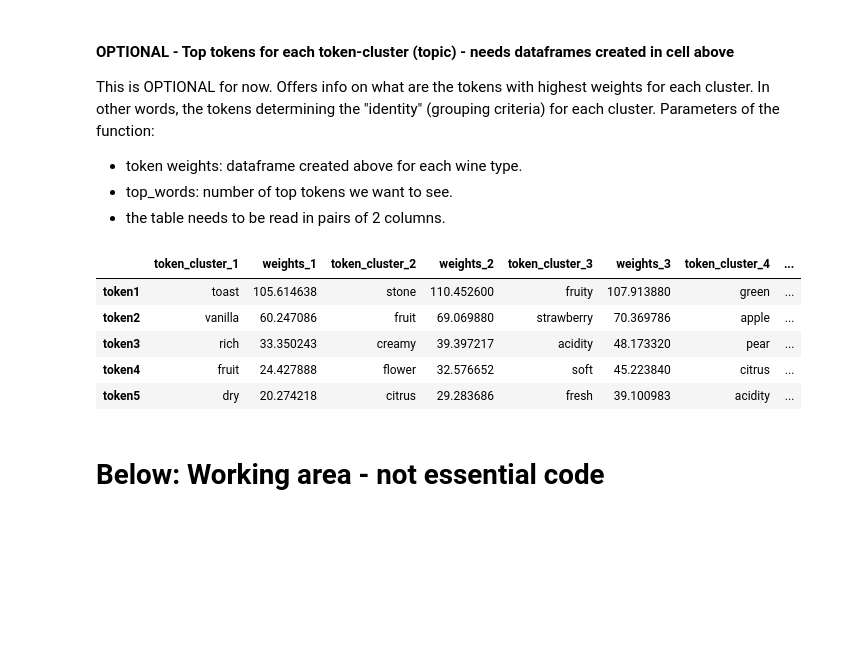
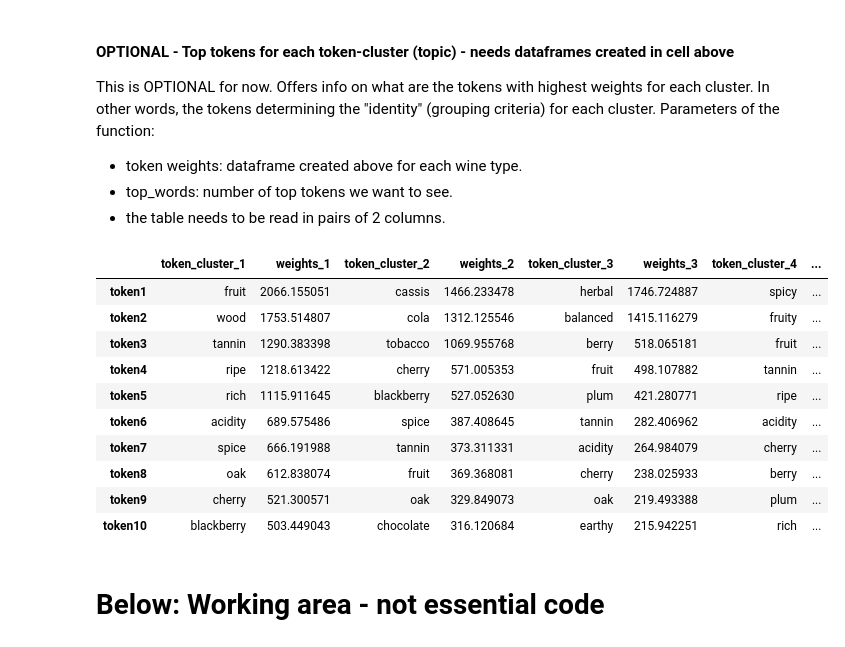
Before and after one commit to fmdalcin/WineGen_old, a Jupyter notebook: notebooks/NLP_WineDescription.ipynb, the cells around one changed output. Cells and saved outputs as stored; diff of their text form; code cells hidden in the pictures; blank space fills up the shorter version.

```diff
--- a/notebooks/NLP_WineDescription.ipynb
+++ b/notebooks/NLP_WineDescription.ipynb
@@ -94,3 +120,5 @@ df = resolve_synonyms(df)
 # %%
-df.head(3)
+df=pd.read_csv("../raw_data/preprocessed_data.csv", index_col=0)
+df.reset_index(inplace=True)
+df
 # %% [output]
@@ -138,0 +176,3 @@ df.head(3)
+# %%
+df.reset_index(inplace=True)
+df
@@ -545,14 +640,19 @@ def top_tokens(token_weights, top_words):
     return top
 # %%
 # Example of output of function above for Sparklin wine:
-top_tokens(token_weights_spark, 5)
+top_tokens(token_weights_red, 10)
 # %% [output]
 |  | token_cluster_1 | weights_1 | token_cluster_2 | weights_2 | token_cluster_3 | weights_3 | token_cluster_4 | ... |
-| token1 | toast | 105.614638 | stone | 110.452600 | fruity | 107.913880 | green | ... |
-| token2 | vanilla | 60.247086 | fruit | 69.069880 | strawberry | 70.369786 | apple | ... |
-| token3 | rich | 33.350243 | creamy | 39.397217 | acidity | 48.173320 | pear | ... |
-| token4 | fruit | 24.427888 | flower | 32.576652 | soft | 45.223840 | citrus | ... |
-| token5 | dry | 20.274218 | citrus | 29.283686 | fresh | 39.100983 | acidity | ... |
+| token1 | fruit | 2066.155051 | cassis | 1466.233478 | herbal | 1746.724887 | spicy | ... |
+| token2 | wood | 1753.514807 | cola | 1312.125546 | balanced | 1415.116279 | fruity | ... |
+| token3 | tannin | 1290.383398 | tobacco | 1069.955768 | berry | 518.065181 | fruit | ... |
+| token4 | ripe | 1218.613422 | cherry | 571.005353 | fruit | 498.107882 | tannin | ... |
+| token5 | rich | 1115.911645 | blackberry | 527.052630 | plum | 421.280771 | ripe | ... |
+| token6 | acidity | 689.575486 | spice | 387.408645 | tannin | 282.406962 | acidity | ... |
+| token7 | spice | 666.191988 | tannin | 373.311331 | acidity | 264.984079 | cherry | ... |
+| token8 | oak | 612.838074 | fruit | 369.368081 | cherry | 238.025933 | berry | ... |
+| token9 | cherry | 521.300571 | oak | 329.849073 | oak | 219.493388 | plum | ... |
+| token10 | blackberry | 503.449043 | chocolate | 316.120684 | earthy | 215.942251 | rich | ... |
 # %% [markdown]
 # Below: Working area - not essential code
 # %% [markdown]
```
Also changed, not shown: parts of 21 cells of this notebook, 7 other files.
